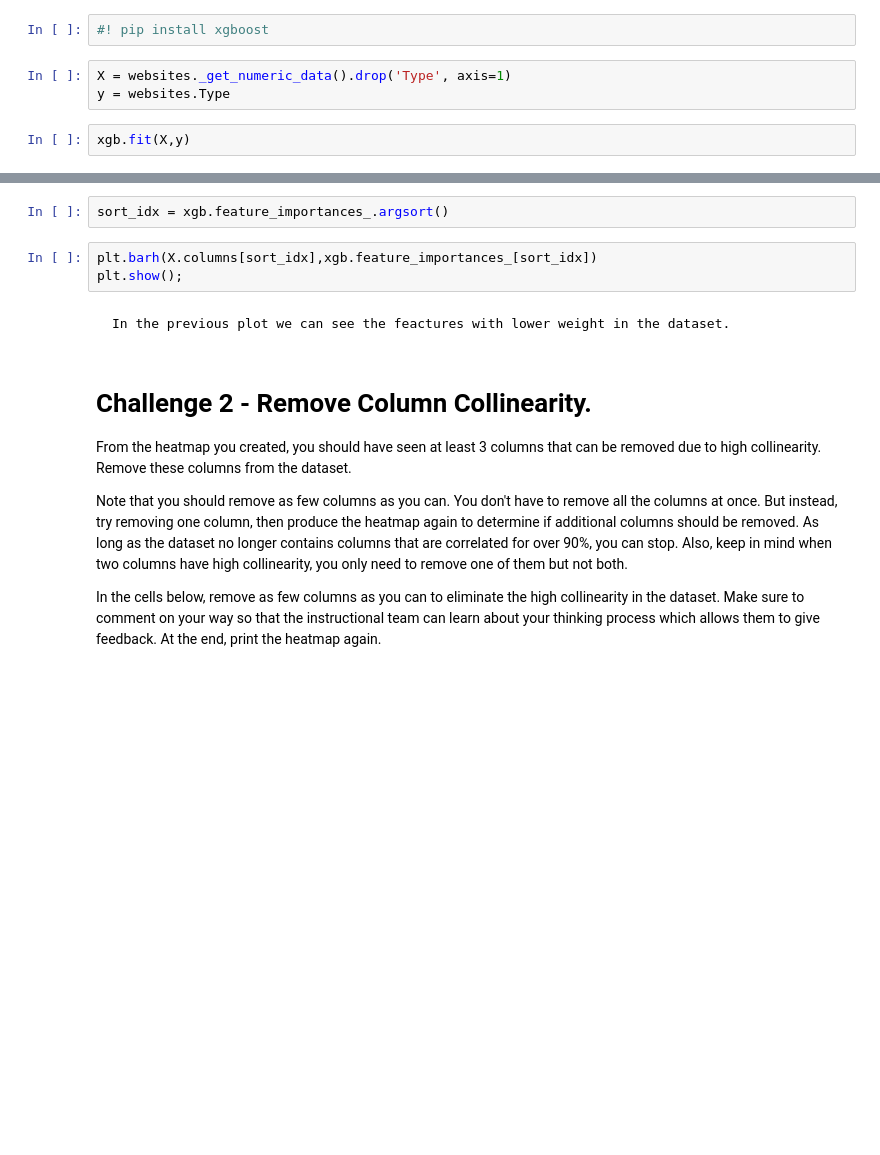
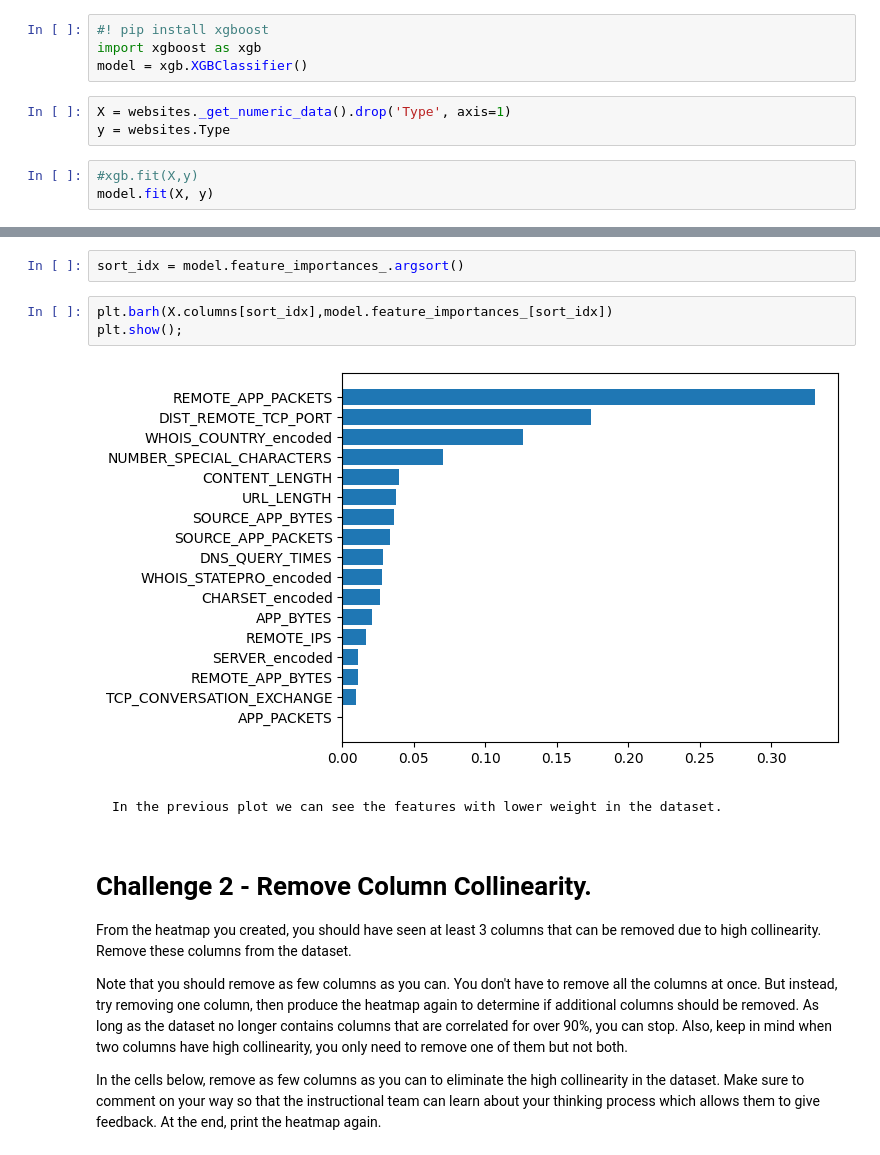
Before and after one commit to TiagoBorges-lab/lab-supervised-learning-en, a Jupyter notebook: your-code/main.ipynb, the cells around one changed output, grey strips where cells are left out. Cells and saved outputs as stored; diff of their text form; blank space fills up the shorter version.

```diff
--- a/your-code/main.ipynb
+++ b/your-code/main.ipynb
@@ -197,8 +279,11 @@ We provide some general directions for you to consult in order to complete this
 ### This is an example to know the feacture importance using a ML model
 # %%
 #! pip install xgboost
+import xgboost as xgb
+model = xgb.XGBClassifier()
 # %%
 X = websites._get_numeric_data().drop('Type', axis=1)
 y = websites.Type
 # %%
-xgb.fit(X,y)
+#xgb.fit(X,y)
+model.fit(X, y)
@@ -205,10 +302,12 @@ xgb.fit(X,y)
 # %%
-sort_idx = xgb.feature_importances_.argsort()
+sort_idx = model.feature_importances_.argsort()
 # %%
-plt.barh(X.columns[sort_idx],xgb.feature_importances_[sort_idx])
+plt.barh(X.columns[sort_idx],model.feature_importances_[sort_idx])
 plt.show();
+# %% [output]
+[figure, added]
 # %% [markdown]
-    In the previous plot we can see the feactures with lower weight in the dataset.
+    In the previous plot we can see the features with lower weight in the dataset.
 # %% [markdown]
 # Challenge 2 - Remove Column Collinearity.
 
```
Also changed, not shown: parts of 60 cells of this notebook.
